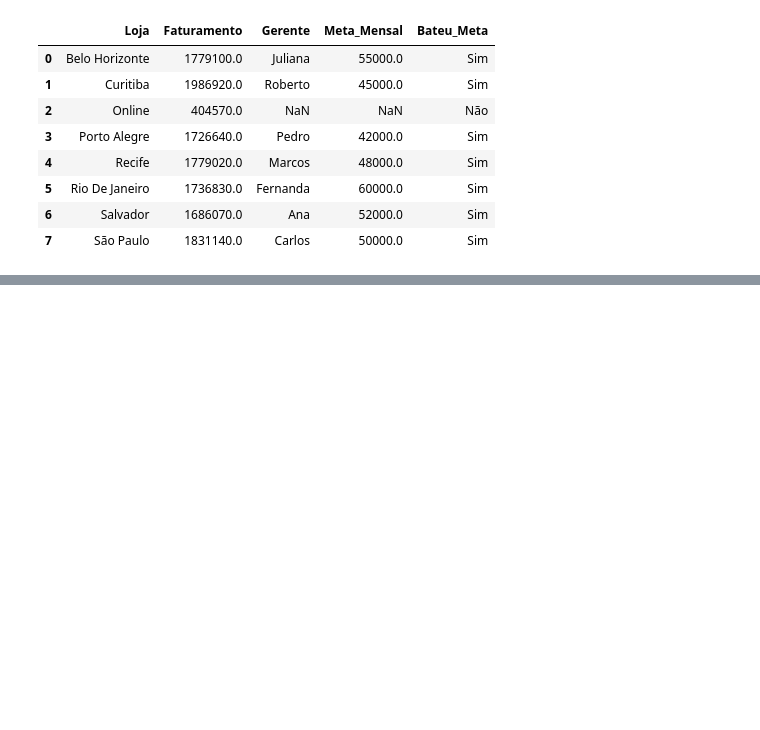
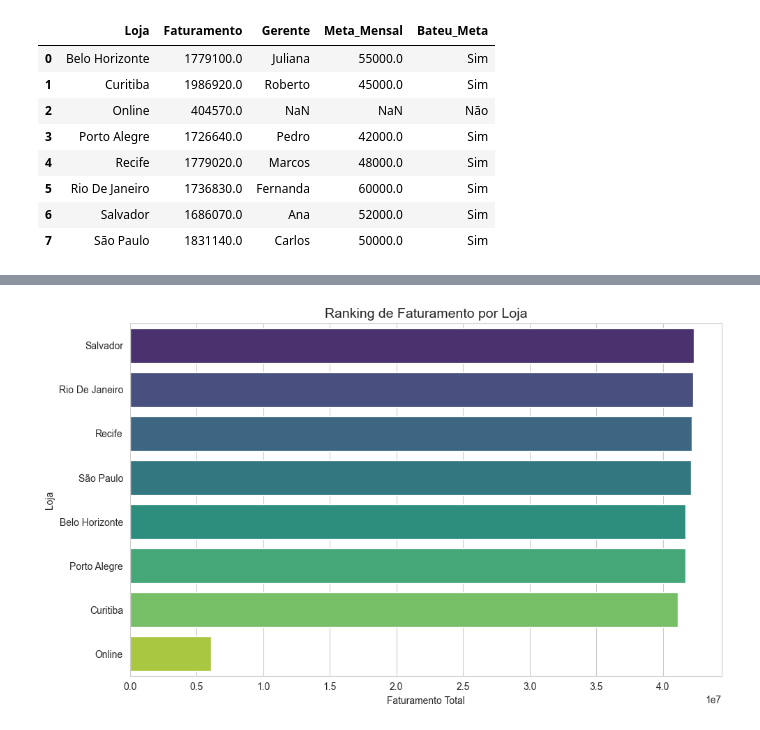
Before and after one commit to karolconkah/projeto-analise-dados, a Jupyter notebook: analise_vendas_gerentes.ipynb, the cells around one changed output, grey strips where cells are left out. Drawn from its saved outputs; the diff is of its cells as text; code cells hidden in the pictures; blank space fills up the shorter version.

```diff
--- a/analise_vendas_gerentes.ipynb
+++ b/analise_vendas_gerentes.ipynb
@@ -407,0 +428,25 @@ Matplotlib is building the font cache; this may take a moment.
+# %%
+# Gráfico com Seaborn (Versão Final)
+import seaborn as sns
+sns.set_style("whitegrid")
+
+
+plt.figure(figsize=(10,6))
+
+sns.barplot(
+    data=analise_lojas,
+    x='Faturamento',
+    y='Loja',
+    hue='Loja',
+    palette='viridis',
+    legend=False
+)
+
+plt.title('Ranking de Faturamento por Loja', fontsize=14)
+plt.xlabel('Faturamento Total')
+plt.ylabel('Loja')
+
+plt.tight_layout()
+plt.show()
+# %% [output]
+[figure, added]
```
Also changed, not shown: parts of 11 cells of this notebook, 1 other file.
